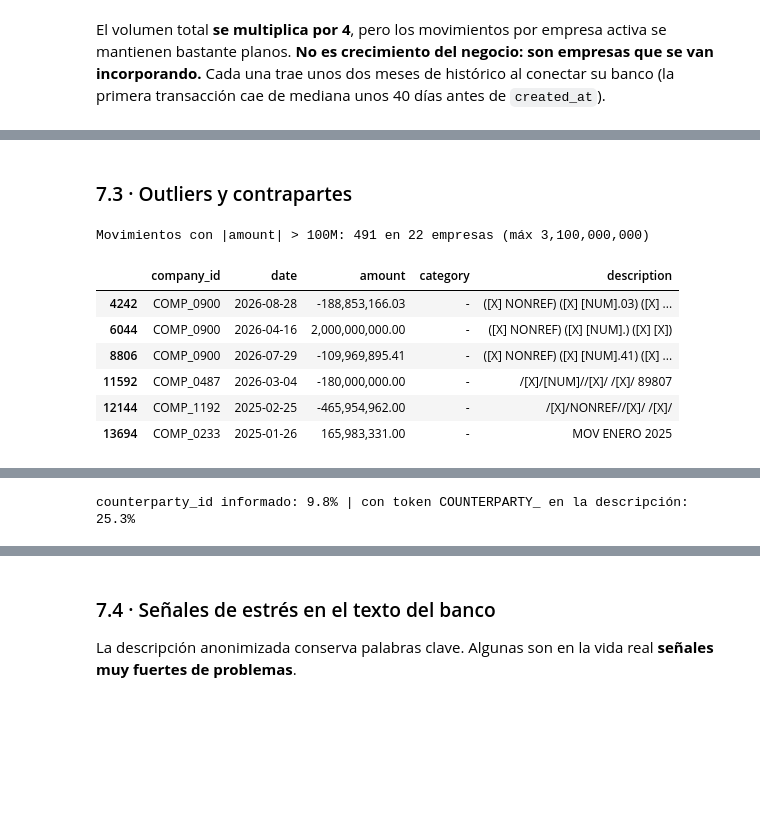
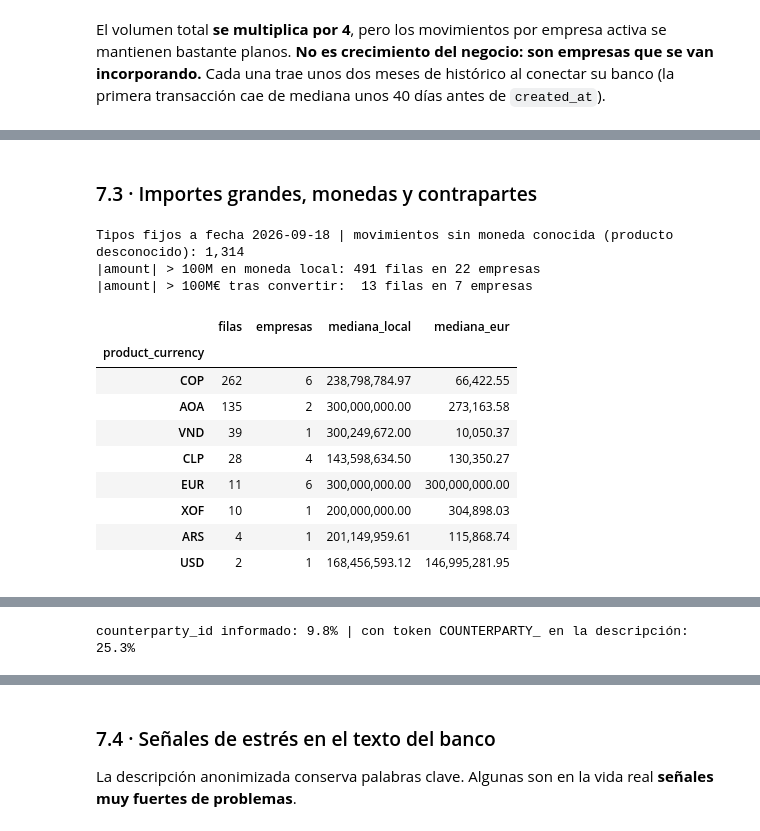
Before and after one commit to anderescaray/every-hackspain, a Jupyter notebook: notebooks/01_exploracion_datos.ipynb, the cells around one changed output, grey strips where cells are left out. Saved outputs shown, nothing was run; the diff lists cells and outputs as text; code cells hidden in the pictures; blank space fills up the shorter version.

Commit message:
group-optimizing and first improvements to eda

```diff
--- a/notebooks/01_exploracion_datos.ipynb
+++ b/notebooks/01_exploracion_datos.ipynb
@@ -522,20 +570,37 @@ Días entre la 1ª transacción y el alta (created_at), mediana: -40.0
 # %% [markdown]
-### 7.3 · Outliers y contrapartes
+### 7.3 · Importes grandes, monedas y contrapartes
 # %%
-big = tx[tx.amount.abs() > 1e8]
-print(f"Movimientos con |amount| > 100M: {len(big)} en {big.company_id.nunique()} empresas "
-      f"(máx {tx.amount.abs().max():,.0f})")
-display(big[["company_id", "date", "amount", "category", "description"]].head(6))
+# Moneda de cada movimiento = moneda de su cuenta/producto; importe convertido a EUR con tipo fijo
+prod_ccy = pd.concat([banking[["product_id", "currency"]], debt[["product_id", "currency"]]]).drop_duplicates("product_id")
+tx["product_currency"] = tx.product_id.map(prod_ccy.set_index("product_id").currency)
+tx["amount_eur"] = to_eur(tx.amount, tx.product_currency)
+print(f"Tipos fijos a fecha {FX_ASOF} | movimientos sin moneda conocida (producto desconocido): {tx.amount_eur.isna().sum():,}")
+
+big_local = tx.amount.abs() > 1e8
+big_eur = tx.amount_eur.abs() > 1e8
+print(f"|amount| > 100M en moneda local: {big_local.sum()} filas en {tx.company_id[big_local].nunique()} empresas")
+print(f"|amount| > 100M€ tras convertir:  {big_eur.sum()} filas en {tx.company_id[big_eur].nunique()} empresas")
+display(tx[big_local].groupby("product_currency")
+          .agg(filas=("amount", "size"), empresas=("company_id", "nunique"),
+               mediana_local=("amount", lambda s: s.abs().median()),
+               mediana_eur=("amount_eur", lambda s: s.abs().median()))
+          .sort_values("filas", ascending=False))
+display(tx[big_eur][["company_id", "date", "amount", "product_currency", "amount_eur", "category", "description"]])
 
 tiene_token = tx.description.str.contains("COUNTERPARTY_", regex=False, na=False)
 print("counterparty_id informado:", pct(tx.counterparty_id.notna().mean()),
       "| con token COUNTERPARTY_ en la descripción:", pct(tiene_token.mean()))
 # %% [output]
-Movimientos con |amount| > 100M: 491 en 22 empresas (máx 3,100,000,000)
+Tipos fijos a fecha 2026-09-18 | movimientos sin moneda conocida (producto desconocido): 1,314
+|amount| > 100M en moneda local: 491 filas en 22 empresas
+|amount| > 100M€ tras convertir:  13 filas en 7 empresas
-|  | company_id | date | amount | category | description |
-| 4242 | COMP_0900 | 2026-08-28 | -188,853,166.03 | - | ([X] NONREF) ([X] [NUM].03) ([X] ... |
-| 6044 | COMP_0900 | 2026-04-16 | 2,000,000,000.00 | - | ([X] NONREF) ([X] [NUM].) ([X] [X]) |
-| 8806 | COMP_0900 | 2026-07-29 | -109,969,895.41 | - | ([X] NONREF) ([X] [NUM].41) ([X] ... |
-| 11592 | COMP_0487 | 2026-03-04 | -180,000,000.00 | - | /[X]/[NUM]//[X]/ /[X]/ 89807 |
-| 12144 | COMP_1192 | 2025-02-25 | -465,954,962.00 | - | /[X]/NONREF//[X]/ /[X]/ |
-| 13694 | COMP_0233 | 2025-01-26 | 165,983,331.00 | - | MOV ENERO 2025 |
+|  | filas | empresas | mediana_local | mediana_eur |
+| product_currency |  |  |  |  |
+| COP | 262 | 6 | 238,798,784.97 | 66,422.55 |
+| AOA | 135 | 2 | 300,000,000.00 | 273,163.58 |
+| VND | 39 | 1 | 300,249,672.00 | 10,050.37 |
+| CLP | 28 | 4 | 143,598,634.50 | 130,350.27 |
+| EUR | 11 | 6 | 300,000,000.00 | 300,000,000.00 |
+| XOF | 10 | 1 | 200,000,000.00 | 304,898.03 |
+| ARS | 4 | 1 | 201,149,959.61 | 115,868.74 |
+| USD | 2 | 1 | 168,456,593.12 | 146,995,281.95 |
```
Also changed, not shown: parts of 17 cells of this notebook, 56 other files.
